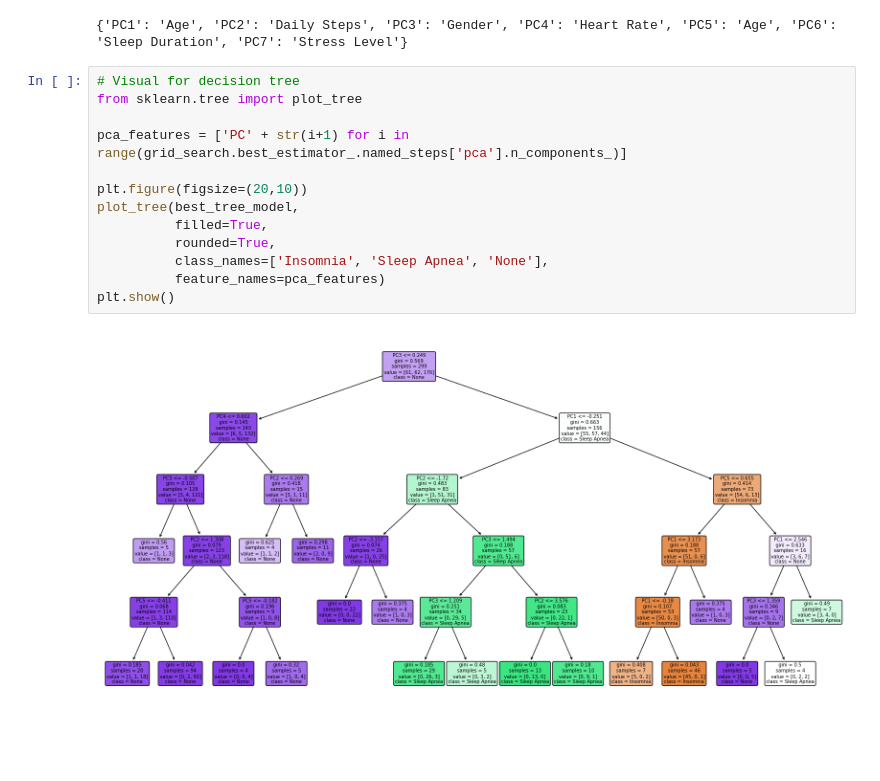
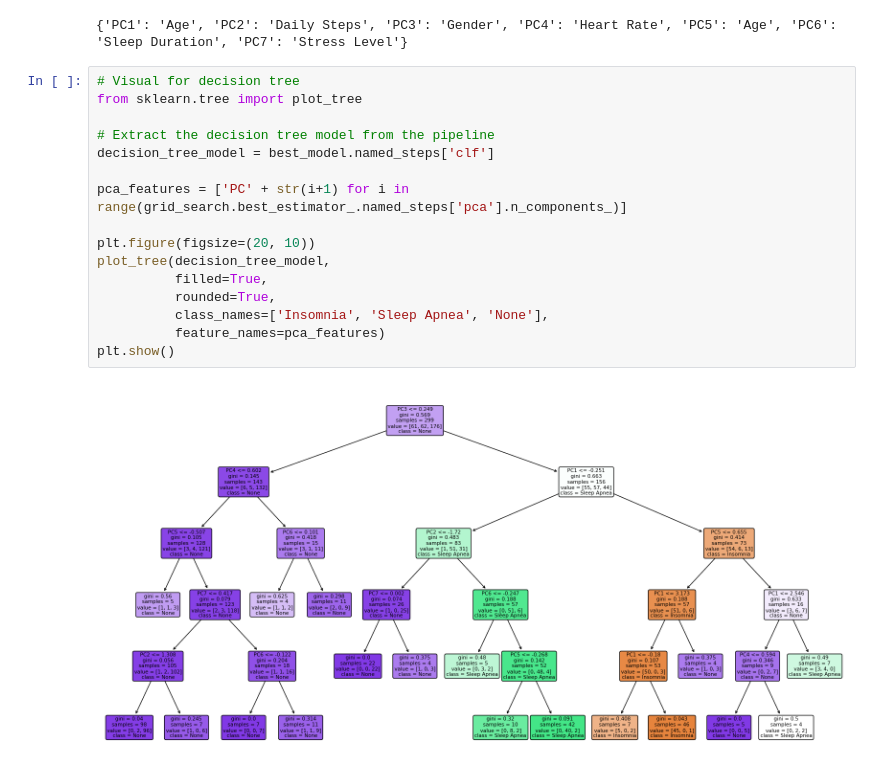
Before and after one commit to mark-earl/AML-PRJ3, a Jupyter notebook: src/decision_tree.ipynb, the cells around one changed output. Saved outputs shown, nothing was run; the diff lists cells and outputs as text; blank space fills up the shorter version.

Commit message:
extract decision tree from pipeline

```diff
--- a/src/decision_tree.ipynb
+++ b/src/decision_tree.ipynb
@@ -100,15 +100,18 @@ Best model accuracy: 0.9066666666666666
 # %%
 # Visual for decision tree
 from sklearn.tree import plot_tree
 
+# Extract the decision tree model from the pipeline
+decision_tree_model = best_model.named_steps['clf']
+
 pca_features = ['PC' + str(i+1) for i in range(grid_search.best_estimator_.named_steps['pca'].n_components_)]
 
-plt.figure(figsize=(20,10))
-plot_tree(best_tree_model,
+plt.figure(figsize=(20, 10))
+plot_tree(decision_tree_model,
           filled=True,
           rounded=True,
           class_names=['Insomnia', 'Sleep Apnea', 'None'],
           feature_names=pca_features)
 plt.show()
 # %% [output]
-[figure, old version]
+[figure, new version]
```
